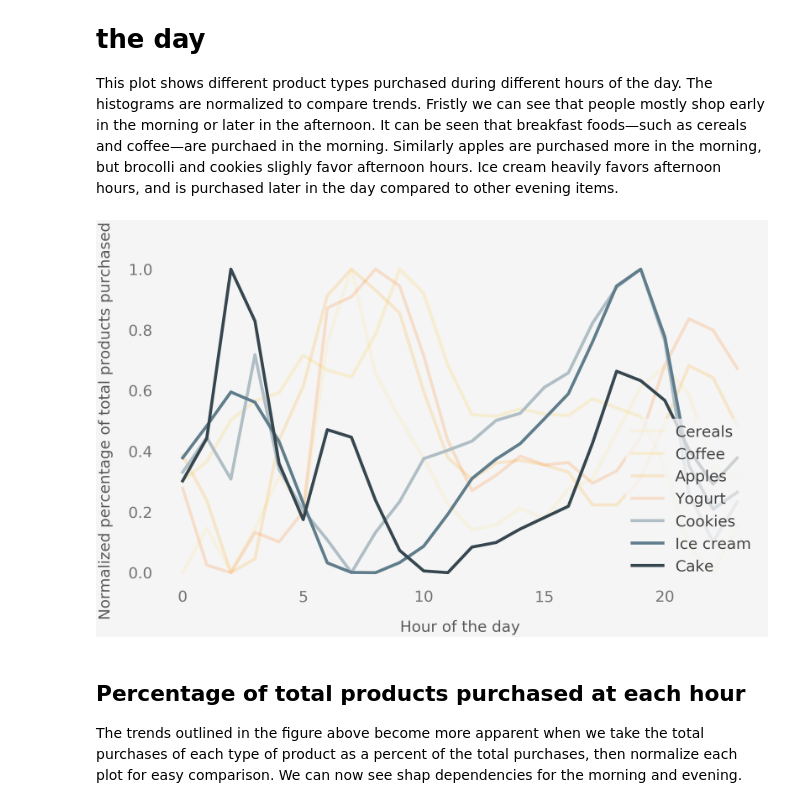
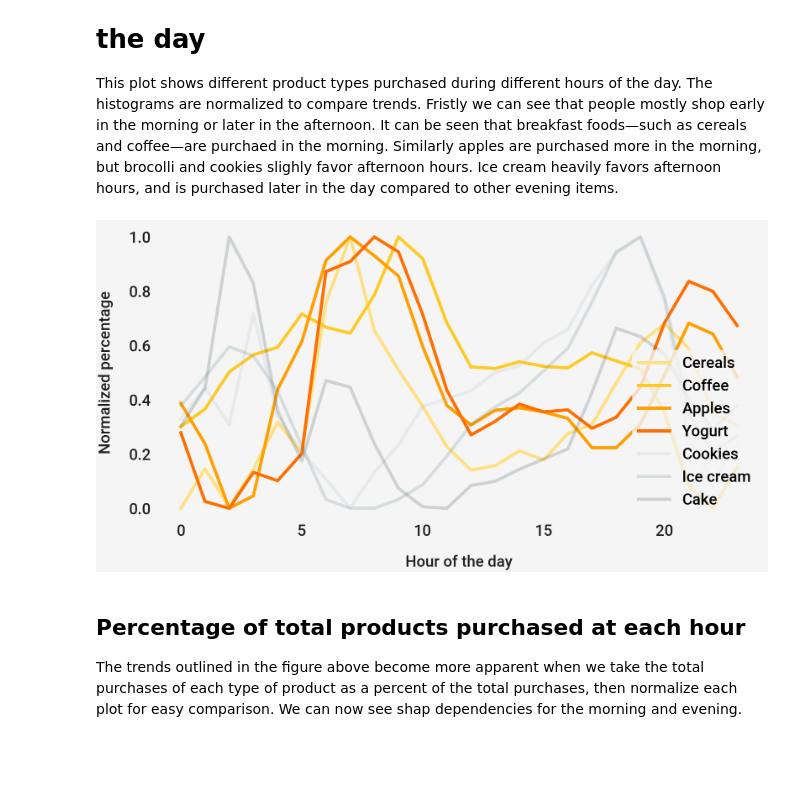
Before and after one commit to paw-lu/Instacart-data, a Jupyter notebook: Exploratory/Hour_of_day_analysis-v2.ipynb, the cells around one changed output. Drawn from its saved outputs; the diff is of its cells as text; code cells hidden in the pictures; blank space fills up the shorter version.

Commit message:
Changed graphs a bit for presentations

```diff
--- a/Exploratory/Hour_of_day_analysis-v2.ipynb
+++ b/Exploratory/Hour_of_day_analysis-v2.ipynb
@@ -309,42 +309,46 @@ rcParams['pdf.fonttype'] = 42
 from matplotlib import rc
 rc("font", **{"sans-serif": ["Roboto"]})
 # %%
-fig, ax = plt.subplots(figsize=(35.56, 20))
-plt.xlabel('Hour of the day', fontsize=50, labelpad=50, alpha=0.87)
-plt.ylabel('Normalized percentage of total products purchased', fontsize=50, labelpad=50, alpha=0.87)
-ax.xaxis.label.set_color('#424242')
-ax.yaxis.label.set_color('#424242')
-ax.tick_params(colors='#616161')
-plt.xticks(fontsize=50, alpha=0.87)
-plt.yticks(fontsize=50, alpha=0.87)
+fig, ax = plt.subplots(figsize=(16*2.2, 8*2.2))
+plt.xlabel('Hour of the day', fontsize=50, labelpad=50, alpha=0.87, weight='medium')
+plt.ylabel('Normalized percentage', fontsize=50, labelpad=50, alpha=0.87, weight='medium')
+#ax.xaxis.label.set_color('#424242')
+#ax.yaxis.label.set_color('#424242')
+# ax.tick_params(colors='#616161')
+plt.xticks(fontsize=50, alpha=0.87, weight='medium')
+plt.yticks(fontsize=50, alpha=0.87, weight='medium')
 ax.spines["right"].set_visible(False)
 ax.spines["left"].set_visible(False)
 ax.spines["top"].set_visible(False)
 ax.spines["bottom"].set_visible(False)
 plt.tick_params(bottom="off", top="off", left="off", right="off")
 foods_per_hour = [percent_cereal_per_hour, percent_coffee_per_hour, percent_apple_per_hour, percent_yogurt_per_hour, percent_cookies_per_hour, percent_ice_cream_per_hour, percent_cake_per_hour]
 lables = ['Cereals', 'Coffee', 'Apples', 'Yogurt', 'Cookies', 'Ice cream',  'Cake']
 colors = ['#ffe082', '#ffca28', '#ffa000', '#ff6f00', '#b0bec5', '#607d8b', '#37474f']
 for i, food in enumerate(foods_per_hour):
     if i <= 3:
-        plt.plot(hours_of_day, food, linewidth=10, label=lables[i], c=colors[i], alpha=0.17)
+        plt.plot(hours_of_day, food, linewidth=10, label=lables[i], c=colors[i], alpha=1)
     else:
-        plt.plot(hours_of_day, food, linewidth=10, label=lables[i], c=colors[i], alpha=1)
+        plt.plot(hours_of_day, food, linewidth=10, label=lables[i], c=colors[i], alpha=0.20)
 
 legend = plt.legend(loc='lower right', fontsize=50)
 
-for text in legend.get_texts():
-    text.set_color('#424242')
+# for text in legend.get_texts():
+#     text.set_color('#424242')
+
+
+for lh in legend.legendHandles:
+    lh._legmarker.set_alpha(0.87)
 
 ax.set_facecolor('#f5f5f5')
 fig.patch.set_facecolor('#f5f5f5')
 frame = legend.get_frame()
 frame.set_facecolor('#f5f5f5')
 frame.set_edgecolor('#f5f5f5')
 
 plt.show()
 # %% [output]
-[figure, old version]
+[figure, new version]
 # %% [markdown]
 ## Percentage of total products purchased at each hour
 The trends outlined in the figure above become more apparent when we take the total purchases of each type of product as a percent of the total purchases, then normalize each plot for easy comparison. We can now see shap dependencies for the morning and evening.
```
Also changed, not shown: 4 other files.
